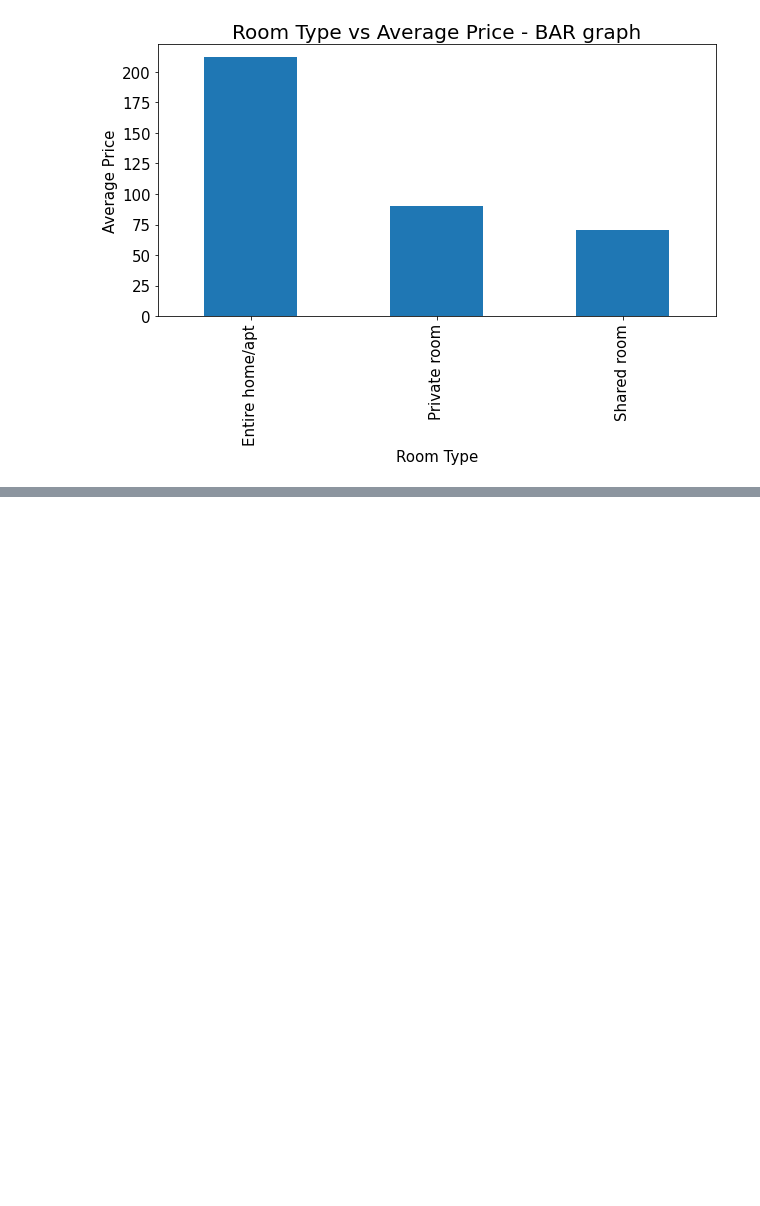
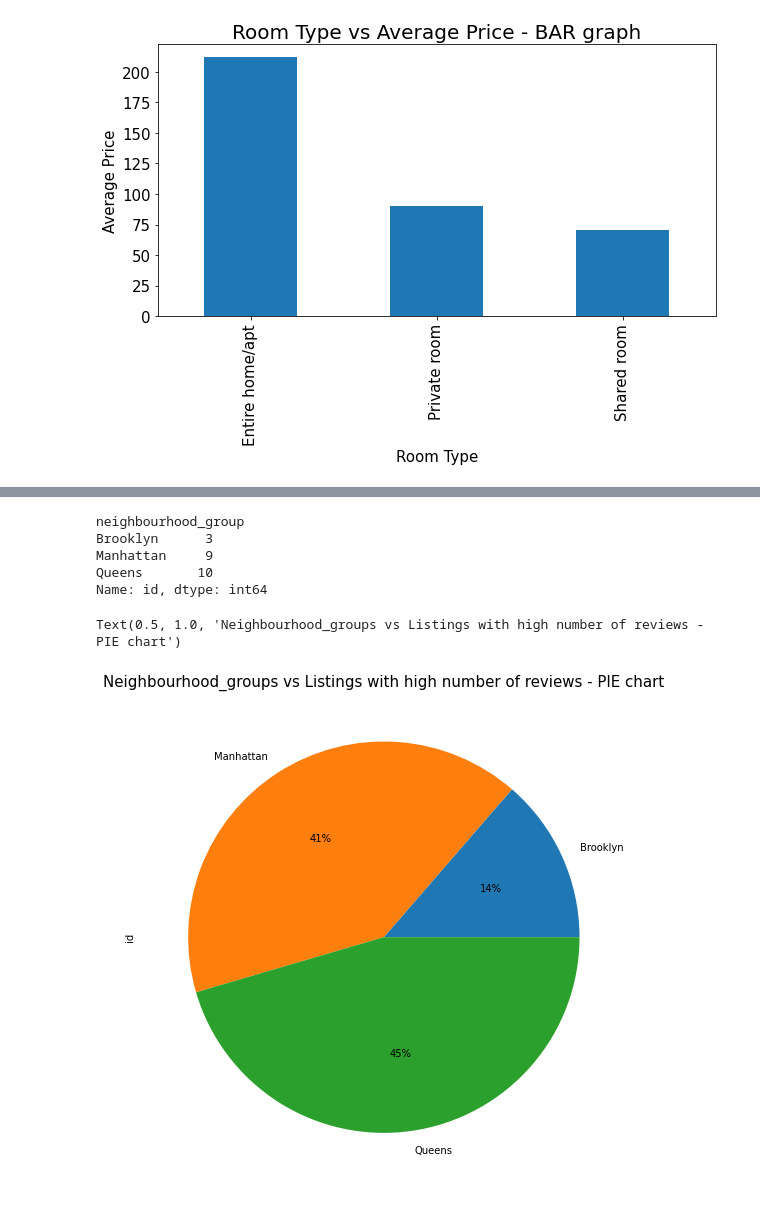
Before and after one commit to 66aadesh/AirBnB-Bookings-EDA, a Jupyter notebook: Copy_of_Airbnb_Bookings_Analysis_Capstone_Project.ipynb, the cells around one changed output, grey strips where cells are left out. Cells and saved outputs as stored; diff of their text form; code cells hidden in the pictures; blank space fills up the shorter version.

```diff
--- a/Copy_of_Airbnb_Bookings_Analysis_Capstone_Project.ipynb
+++ b/Copy_of_Airbnb_Bookings_Analysis_Capstone_Project.ipynb
@@ -389,0 +515,4 @@ Text(0, 0.5, 'Average Price')
+# %%
+# Let us plot the graph for top 10 busiest host's neighbourhoods.
+busy_hosts_list=list(dict(busy_hosts_df1).keys())[0:11]
+busy_hosts_list
@@ -389,0 +531,18 @@ Text(0, 0.5, 'Average Price')
+# %%
+busy_hosts_neighbourhood=airbnb_df[airbnb_df['host_name'].isin(busy_hosts_list)]
+busy_hosts_neighbourhood
+# %%
+busy_hosts_neighbourhood1=busy_hosts_neighbourhood.groupby('neighbourhood_group')['id'].count()
+busy_hosts_neighbourhood1
+# %% [output]
+neighbourhood_group
+Brooklyn      3
+Manhattan     9
+Queens       10
+Name: id, dtype: int64
+# %%
+pie_3=busy_hosts_neighbourhood1.plot.pie(figsize=(18,9), fontsize=10,autopct='%1.0f%%')
+pie_3.set_title("Neighbourhood_groups vs Listings with high number of reviews - PIE chart", fontsize=15)
+# %% [output]
+Text(0.5, 1.0, 'Neighbourhood_groups vs Listings with high number of reviews - PIE chart')
+[figure, added]
```
Also changed, not shown: parts of 22 cells of this notebook.
